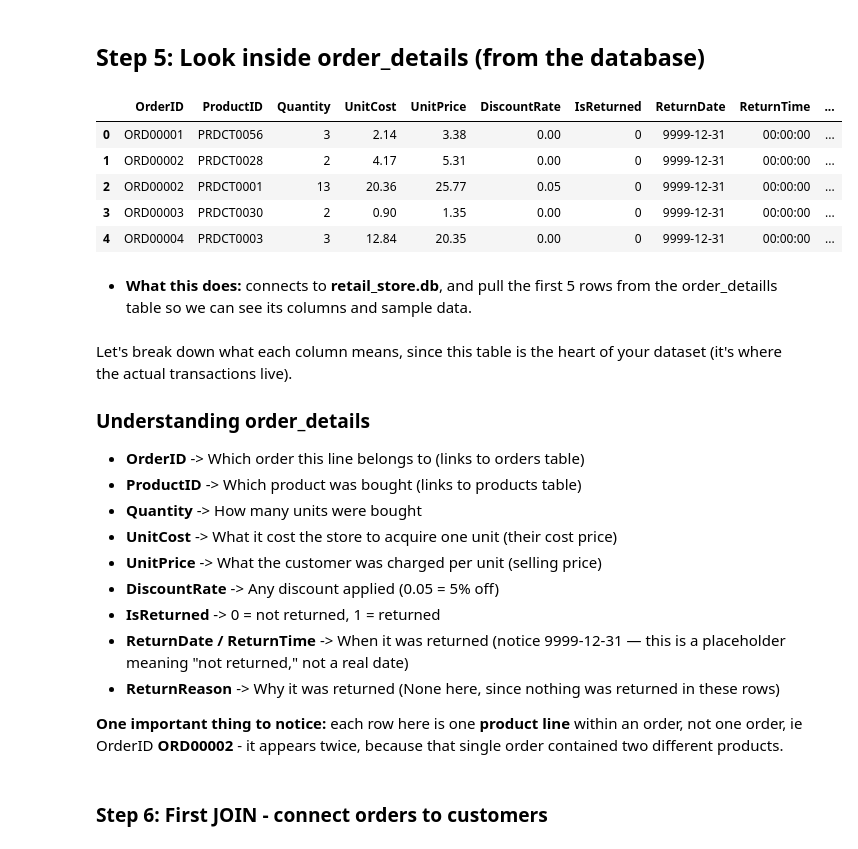
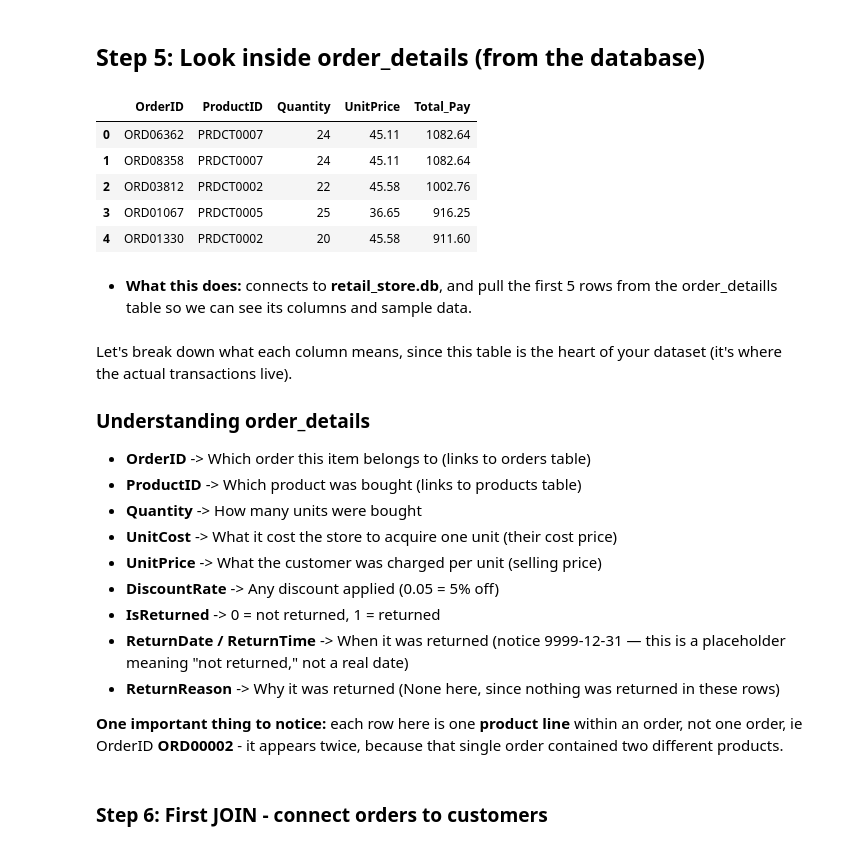
Before and after one commit to geff-ghost/notebooks, a Jupyter notebook: retail_data/MixedKnowledge.ipynb, the cells around one changed output. Drawn from its saved outputs; the diff is of its cells as text; code cells hidden in the pictures.

```diff
--- a/retail_data/MixedKnowledge.ipynb
+++ b/retail_data/MixedKnowledge.ipynb
@@ -135,20 +164,30 @@ customers -> orders -> order_details -> products -> categories
 # %%
-query = "SELECT * FROM order_details LIMIT 5;"
+query = """
+SELECT
+    OrderID,
+    ProductID,
+    Quantity,
+    UnitPrice,
+    Quantity * UnitPrice AS Total_Pay
+FROM order_details
+ORDER BY Total_Pay DESC
+LIMIT 5;
+"""
 pd.read_sql(query, conn)
 # %% [output]
-|  | OrderID | ProductID | Quantity | UnitCost | UnitPrice | DiscountRate | IsReturned | ReturnDate | ReturnTime | ... |
-| 0 | ORD00001 | PRDCT0056 | 3 | 2.14 | 3.38 | 0.00 | 0 | 9999-12-31 | 00:00:00 | ... |
-| 1 | ORD00002 | PRDCT0028 | 2 | 4.17 | 5.31 | 0.00 | 0 | 9999-12-31 | 00:00:00 | ... |
-| 2 | ORD00002 | PRDCT0001 | 13 | 20.36 | 25.77 | 0.05 | 0 | 9999-12-31 | 00:00:00 | ... |
-| 3 | ORD00003 | PRDCT0030 | 2 | 0.90 | 1.35 | 0.00 | 0 | 9999-12-31 | 00:00:00 | ... |
-| 4 | ORD00004 | PRDCT0003 | 3 | 12.84 | 20.35 | 0.00 | 0 | 9999-12-31 | 00:00:00 | ... |
+|  | OrderID | ProductID | Quantity | UnitPrice | Total_Pay |
+| 0 | ORD06362 | PRDCT0007 | 24 | 45.11 | 1082.64 |
+| 1 | ORD08358 | PRDCT0007 | 24 | 45.11 | 1082.64 |
+| 2 | ORD03812 | PRDCT0002 | 22 | 45.58 | 1002.76 |
+| 3 | ORD01067 | PRDCT0005 | 25 | 36.65 | 916.25 |
+| 4 | ORD01330 | PRDCT0002 | 20 | 45.58 | 911.60 |
 # %% [markdown]
 - **What this does:** connects to **retail_store.db**, and pull the first 5 rows from the order_detaills table so we can see its columns and sample data.
 # %% [markdown]
 Let's break down what each column means, since this table is the heart of your dataset (it's where the actual transactions live).
 
 ### Understanding order_details
-- **OrderID** ->	Which order this line belongs to (links to orders table)
+- **OrderID** ->	Which order this item belongs to (links to orders table)
 - **ProductID** ->	Which product was bought (links to products table)
 - **Quantity** ->	How many units were bought
 - **UnitCost** ->	What it cost the store to acquire one unit (their cost price)
```
Also changed, not shown: parts of 25 cells of this notebook.
